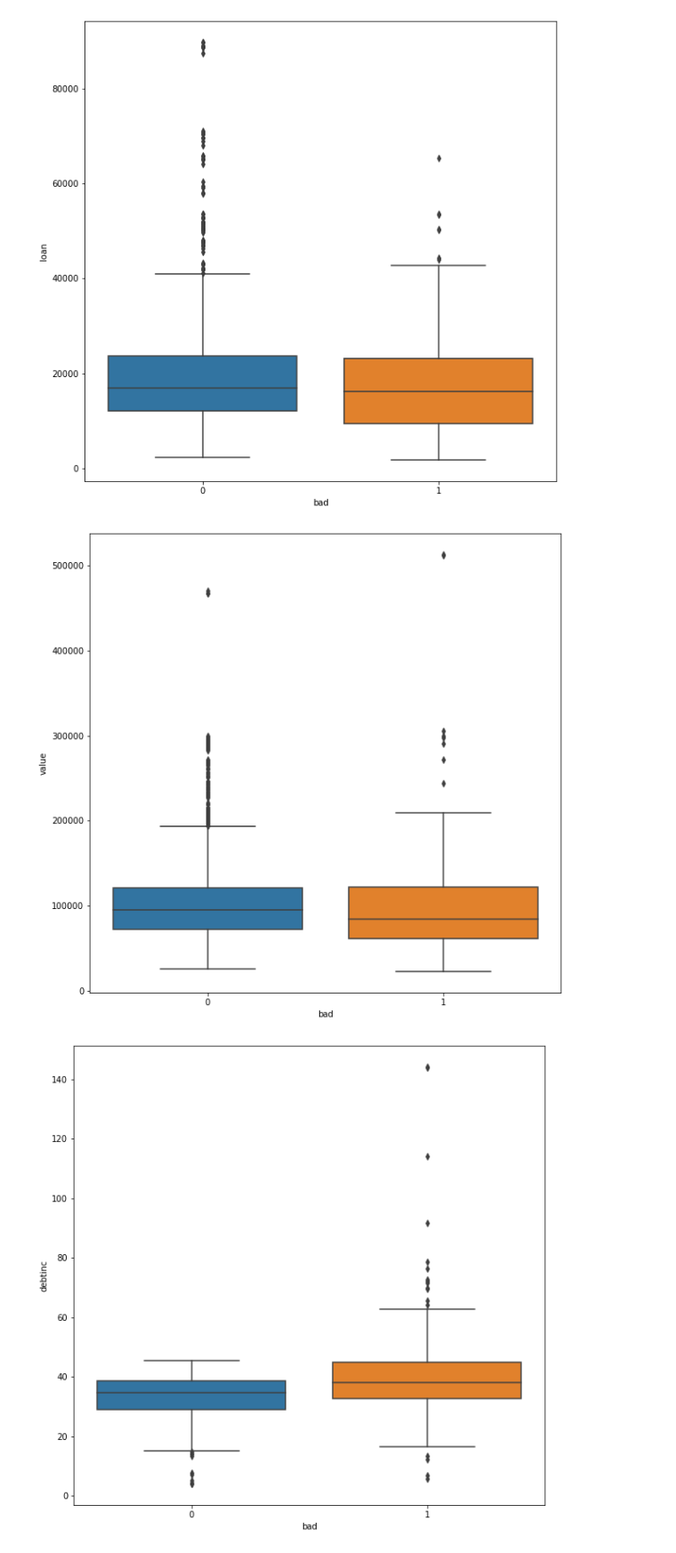
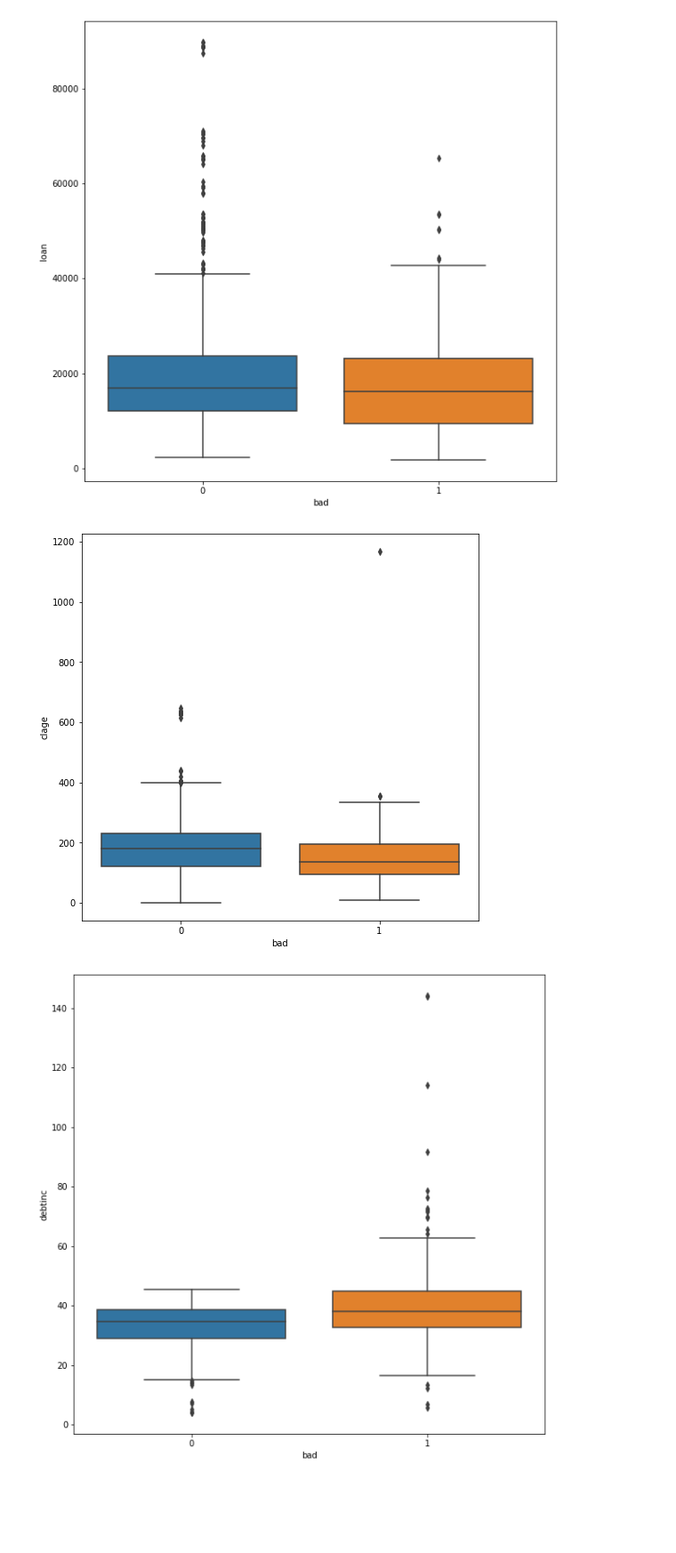
Before and after one commit to Kodluyoruz-Ankara-Veri-Bilimi/assignment_Beyza, a Jupyter notebook: processflow_classes.ipynb, the cells around one changed output. Shown at 89% size. Drawn from its saved outputs; the diff is of its cells as text; code cells hidden in the pictures; blank space fills up the shorter version.

```diff
--- a/processflow_classes.ipynb
+++ b/processflow_classes.ipynb
@@ -347,9 +379,9 @@ data2.box_2samp("bad","loan")
 # %% [output]
 [figure]
 # %%
-data2.box_2samp("bad","value")
+data2.box_2samp("bad","clage")
 # %% [output]
-[figure, old version]
+[figure, new version]
 # %%
 data2.box_2samp("bad","debtinc")
 # %% [output]
```
Also changed, not shown: parts of 16 cells of this notebook.
